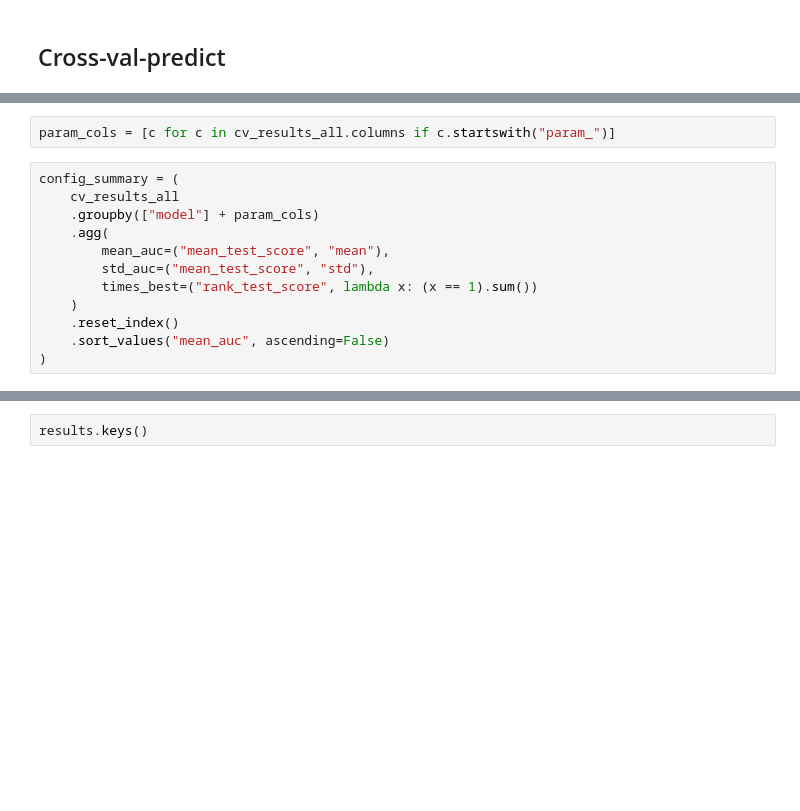
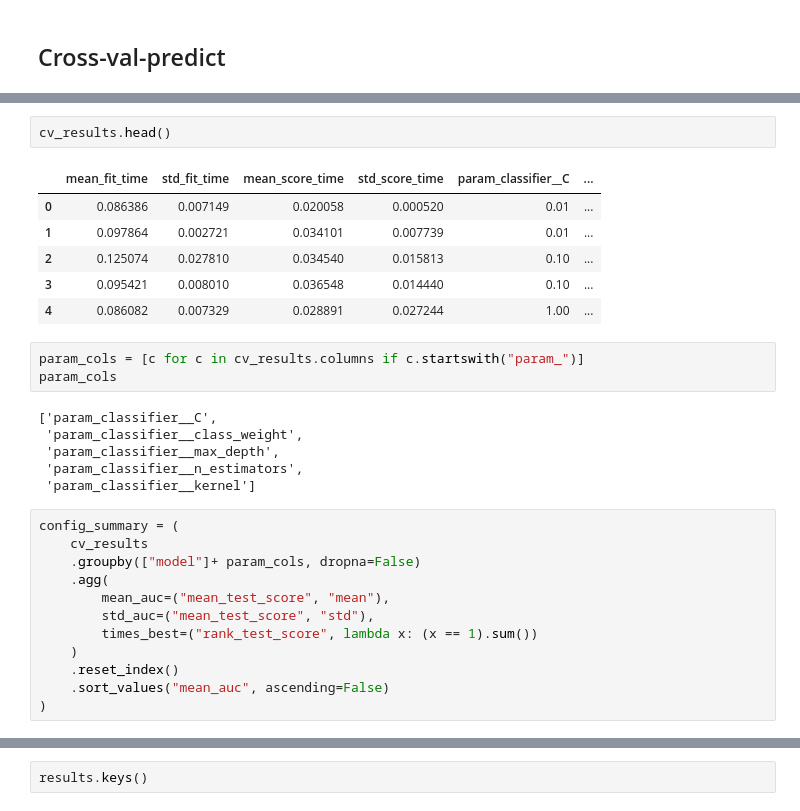
Before and after one commit to AlexandrosMiteloudis/DAMA_Hackathon, a Jupyter notebook: notebooks/METABRIC_CIBCB_pipeline.ipynb, the cells around one changed output, grey strips where cells are left out. Drawn from its saved outputs; the diff is of its cells as text; blank space fills up the shorter version.

```diff
--- a/notebooks/METABRIC_CIBCB_pipeline.ipynb
+++ b/notebooks/METABRIC_CIBCB_pipeline.ipynb
@@ -701,9 +743,25 @@ Running nested CV for SVM
+# %%
+cv_results.head()
+# %% [output]
+|  | mean_fit_time | std_fit_time | mean_score_time | std_score_time | param_classifier__C | ... |
+| 0 | 0.086386 | 0.007149 | 0.020058 | 0.000520 | 0.01 | ... |
+| 1 | 0.097864 | 0.002721 | 0.034101 | 0.007739 | 0.01 | ... |
+| 2 | 0.125074 | 0.027810 | 0.034540 | 0.015813 | 0.10 | ... |
+| 3 | 0.095421 | 0.008010 | 0.036548 | 0.014440 | 0.10 | ... |
+| 4 | 0.086082 | 0.007329 | 0.028891 | 0.027244 | 1.00 | ... |
 # %%
-param_cols = [c for c in cv_results_all.columns if c.startswith("param_")]
+param_cols = [c for c in cv_results.columns if c.startswith("param_")]
+param_cols
+# %% [output]
+['param_classifier__C',
+ 'param_classifier__class_weight',
+ 'param_classifier__max_depth',
+ 'param_classifier__n_estimators',
+ 'param_classifier__kernel']
 # %%
 config_summary = (
-    cv_results_all
-    .groupby(["model"] + param_cols)
+    cv_results
+    .groupby(["model"]+ param_cols, dropna=False)
     .agg(
         mean_auc=("mean_test_score", "mean"),
         std_auc=("mean_test_score", "std"),
```
Also changed, not shown: parts of 27 cells of this notebook.
